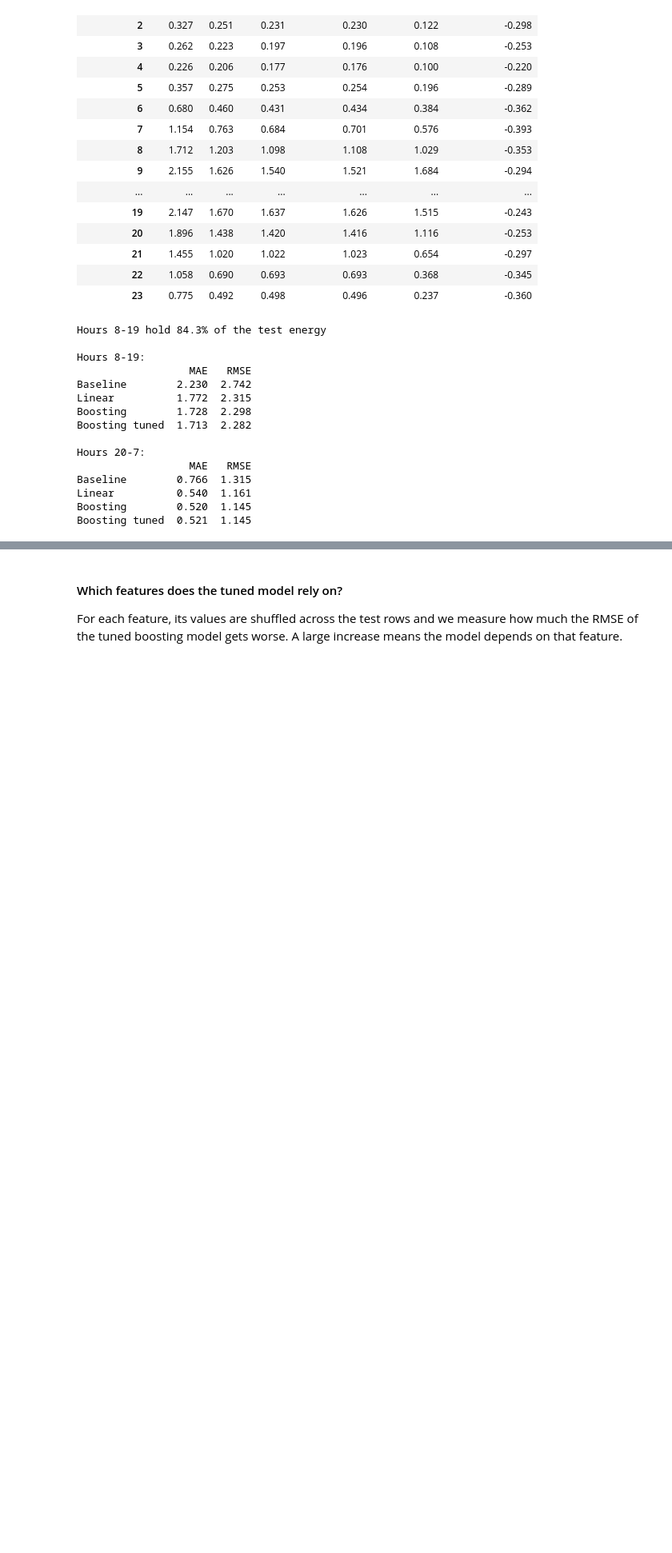
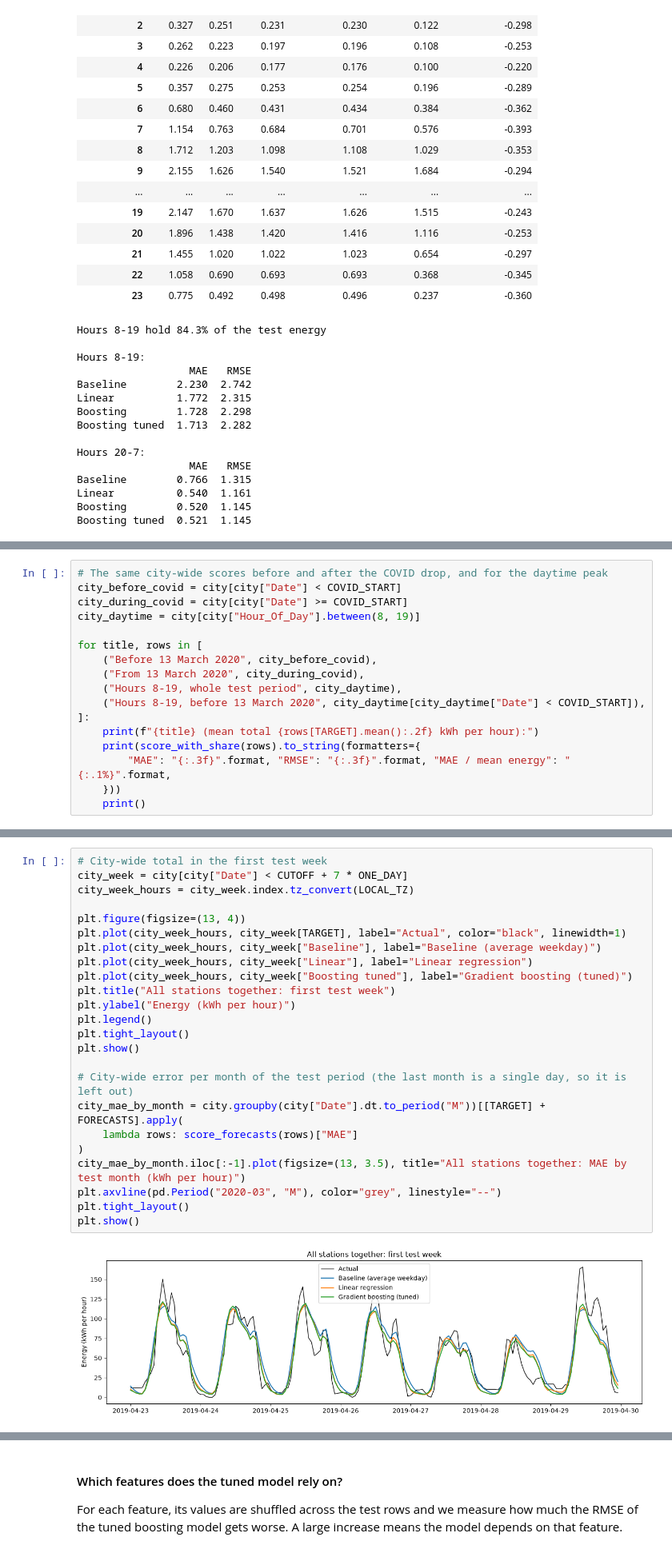
Before and after one commit to dumitritamacarenco/Introduction-to-Business-Analytics---Project-, a Jupyter notebook: task2_prediction.ipynb, the cells around one changed output, grey strips where cells are left out. Shown at 80% size. Cells and saved outputs as stored; diff of their text form; blank space fills up the shorter version.

```diff
--- a/task2_prediction.ipynb
+++ b/task2_prediction.ipynb
@@ -708,0 +761,17 @@ Boosting tuned  0.521  1.145
+# %%
+# The same city-wide scores before and after the COVID drop, and for the daytime peak
+city_before_covid = city[city["Date"] < COVID_START]
+city_during_covid = city[city["Date"] >= COVID_START]
+city_daytime = city[city["Hour_Of_Day"].between(8, 19)]
+
+for title, rows in [
+    ("Before 13 March 2020", city_before_covid),
+    ("From 13 March 2020", city_during_covid),
+    ("Hours 8-19, whole test period", city_daytime),
+    ("Hours 8-19, before 13 March 2020", city_daytime[city_daytime["Date"] < COVID_START]),
+]:
+    print(f"{title} (mean total {rows[TARGET].mean():.2f} kWh per hour):")
+    print(score_with_share(rows).to_string(formatters={
+        "MAE": "{:.3f}".format, "RMSE": "{:.3f}".format, "MAE / mean energy": "{:.1%}".format,
+    }))
+    print()
@@ -708,0 +796,26 @@ Boosting tuned  0.521  1.145
+# %%
+# City-wide total in the first test week
+city_week = city[city["Date"] < CUTOFF + 7 * ONE_DAY]
+city_week_hours = city_week.index.tz_convert(LOCAL_TZ)
+
+plt.figure(figsize=(13, 4))
+plt.plot(city_week_hours, city_week[TARGET], label="Actual", color="black", linewidth=1)
+plt.plot(city_week_hours, city_week["Baseline"], label="Baseline (average weekday)")
+plt.plot(city_week_hours, city_week["Linear"], label="Linear regression")
+plt.plot(city_week_hours, city_week["Boosting tuned"], label="Gradient boosting (tuned)")
+plt.title("All stations together: first test week")
+plt.ylabel("Energy (kWh per hour)")
+plt.legend()
+plt.tight_layout()
+plt.show()
+
+# City-wide error per month of the test period (the last month is a single day, so it is left out)
+city_mae_by_month = city.groupby(city["Date"].dt.to_period("M"))[[TARGET] + FORECASTS].apply(
+    lambda rows: score_forecasts(rows)["MAE"]
+)
+city_mae_by_month.iloc[:-1].plot(figsize=(13, 3.5), title="All stations together: MAE by test month (kWh per hour)")
+plt.axvline(pd.Period("2020-03", "M"), color="grey", linestyle="--")
+plt.tight_layout()
+plt.show()
+# %% [output]
+[figure, added]
```
Also changed, not shown: parts of 7 cells of this notebook.
